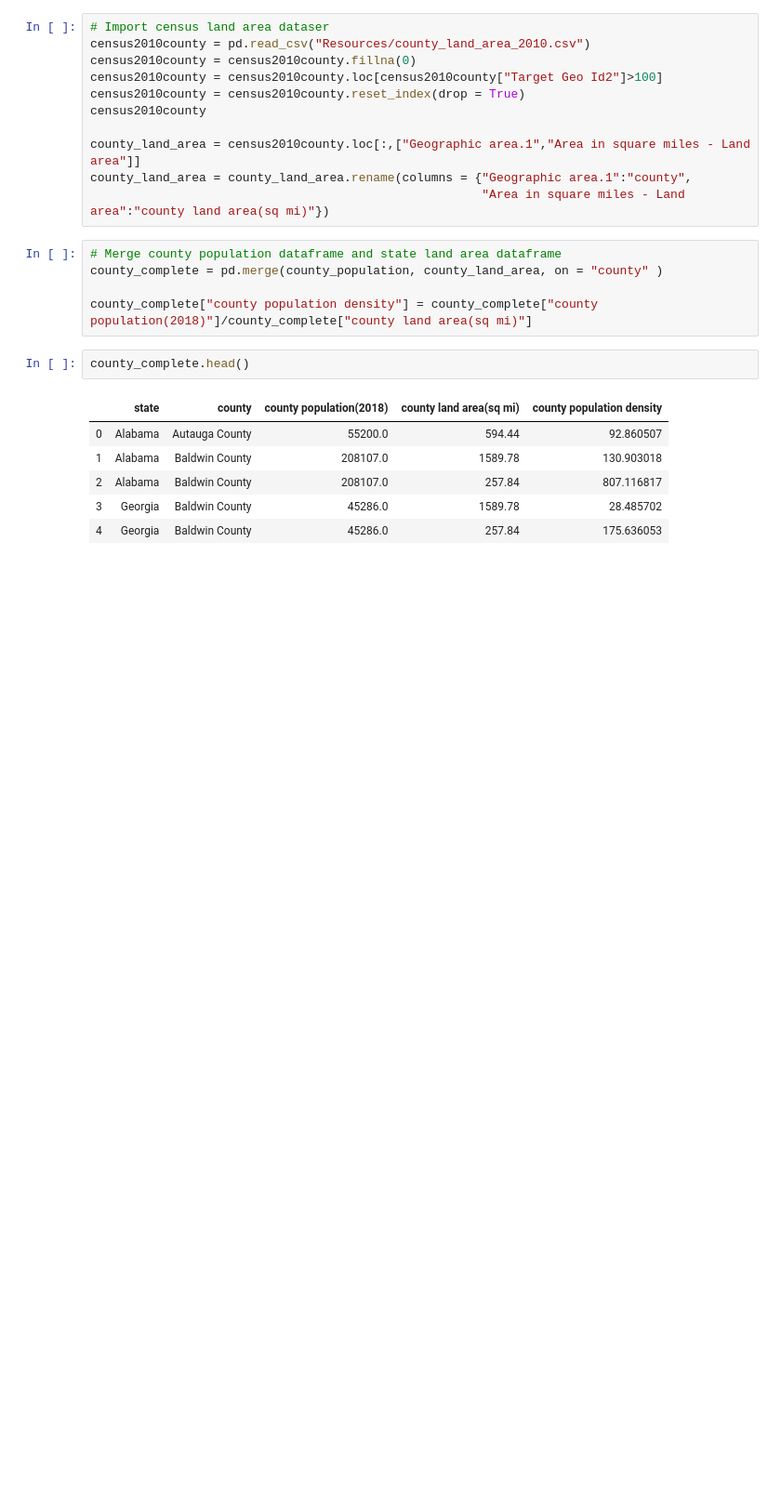
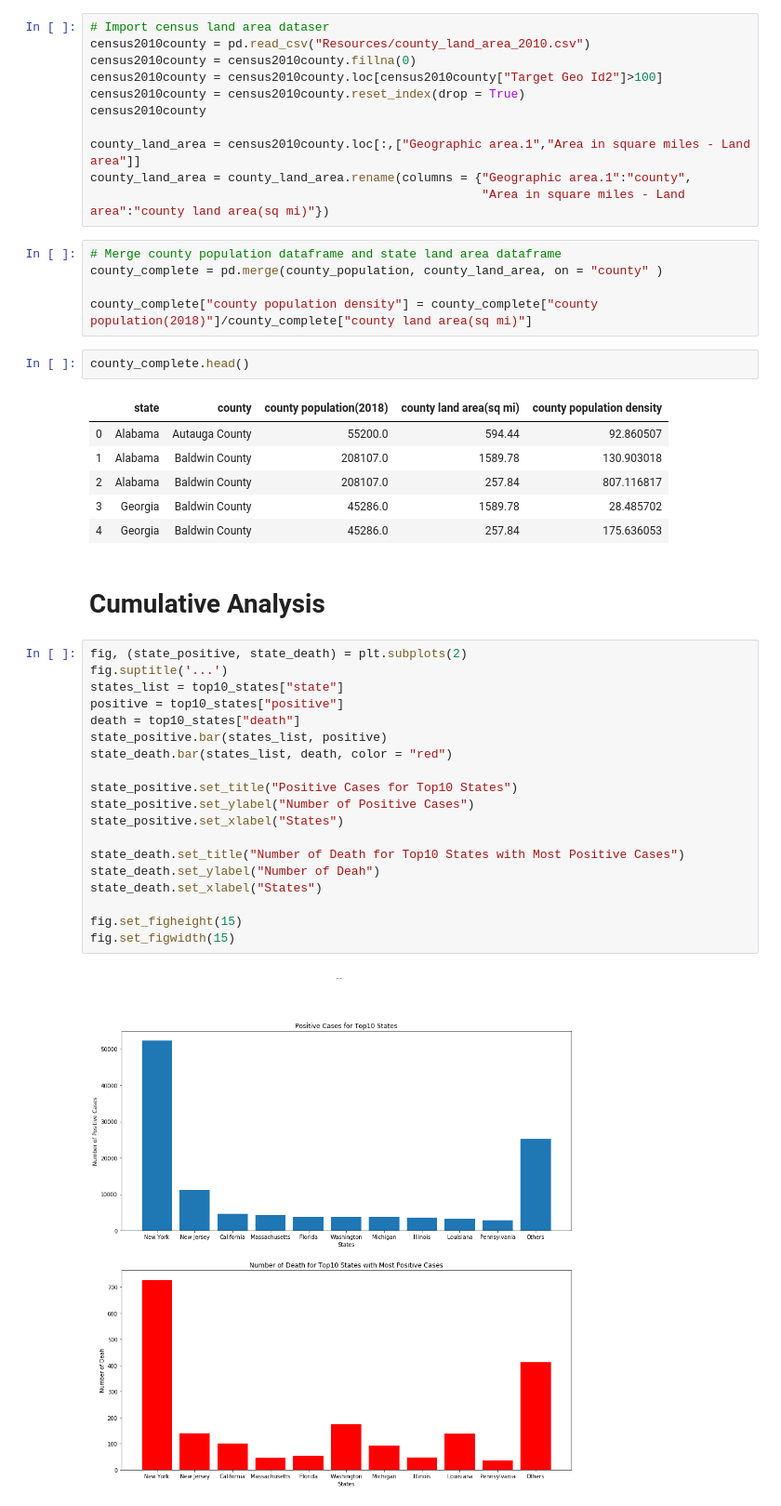
Before and after one commit to sereneys/Databootcamp-project-1, a Jupyter notebook: Covid-19-US-Analysis.ipynb, the cells around one changed output. Shown: that part at 93% size. Drawn from its saved outputs; the diff is of its cells as text; blank space fills up the shorter version.

```diff
--- a/Covid-19-US-Analysis.ipynb
+++ b/Covid-19-US-Analysis.ipynb
@@ -286,3 +285,26 @@ county_complete.head()
 | 2 | Alabama | Baldwin County | 208107.0 | 257.84 | 807.116817 |
 | 3 | Georgia | Baldwin County | 45286.0 | 1589.78 | 28.485702 |
 | 4 | Georgia | Baldwin County | 45286.0 | 257.84 | 175.636053 |
+# %% [markdown]
+# Cumulative Analysis
+# %%
+fig, (state_positive, state_death) = plt.subplots(2)
+fig.suptitle('...')
+states_list = top10_states["state"]
+positive = top10_states["positive"]
+death = top10_states["death"]
+state_positive.bar(states_list, positive)
+state_death.bar(states_list, death, color = "red")
+
+state_positive.set_title("Positive Cases for Top10 States")
+state_positive.set_ylabel("Number of Positive Cases")
+state_positive.set_xlabel("States")
+
+state_death.set_title("Number of Death for Top10 States with Most Positive Cases")
+state_death.set_ylabel("Number of Deah")
+state_death.set_xlabel("States")
+
+fig.set_figheight(15)
+fig.set_figwidth(15)
+# %% [output]
+[figure, added]
```
Also changed, not shown: parts of 8 cells of this notebook.
